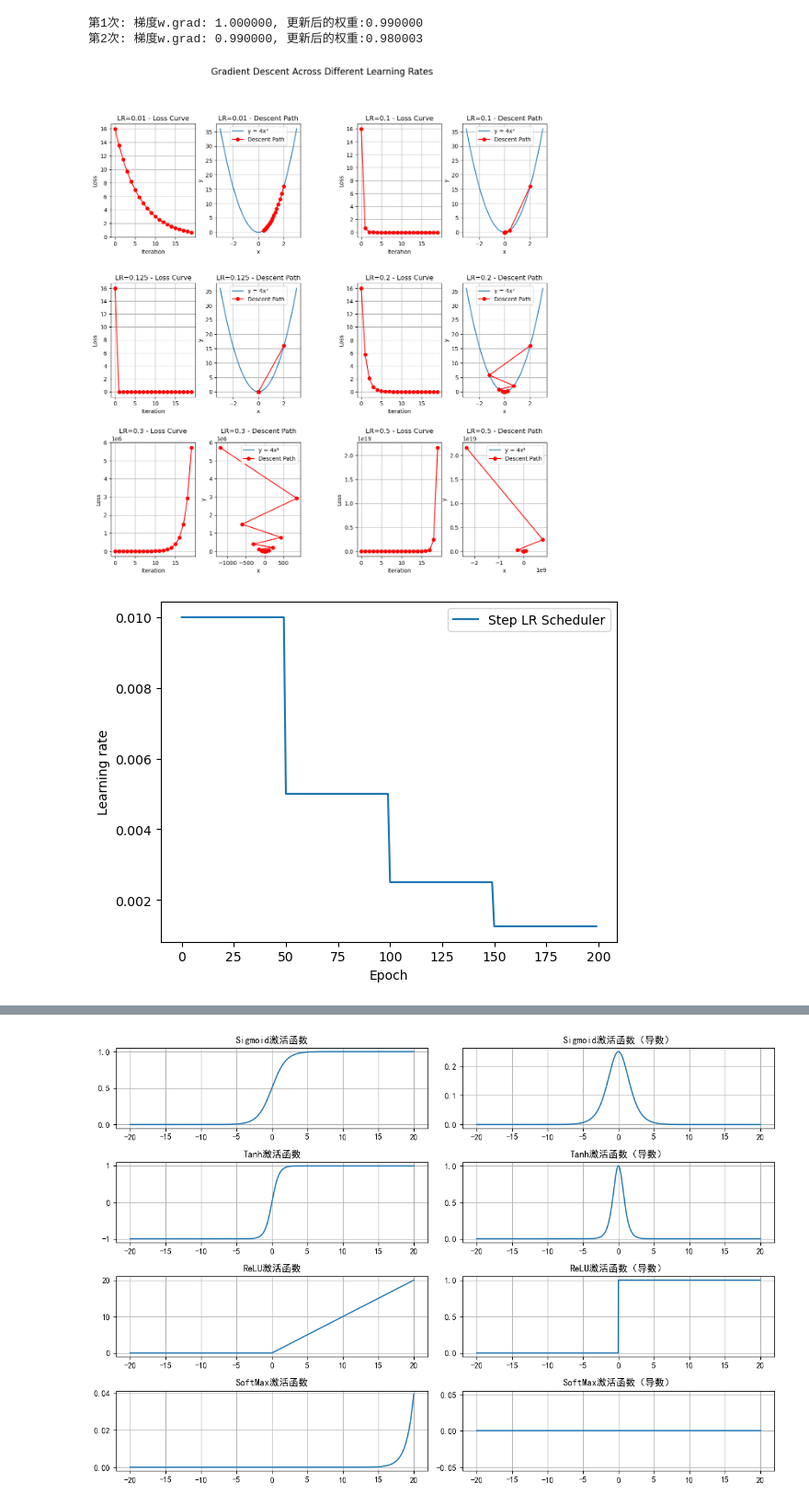
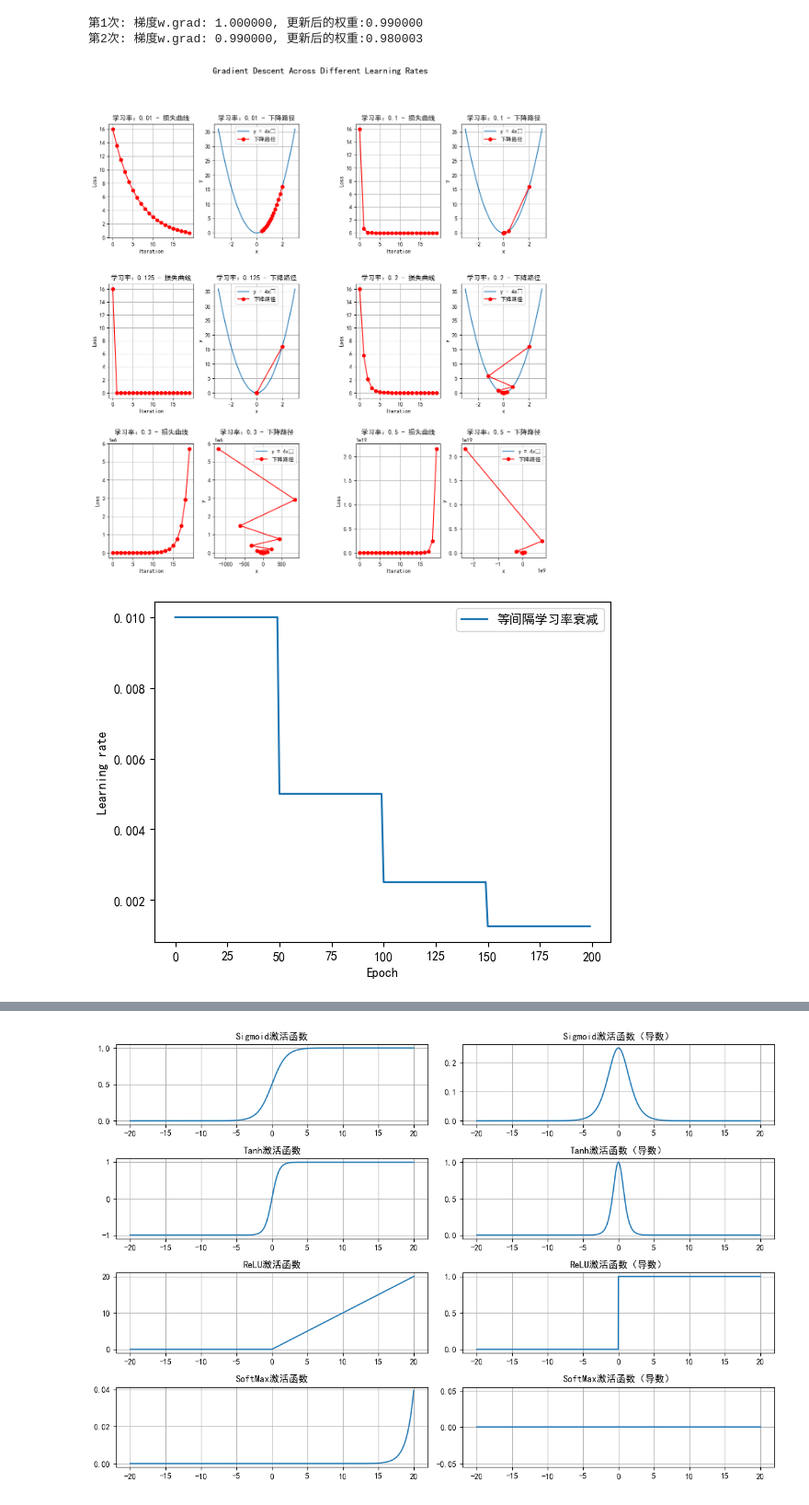
Before and after one commit to BrownSuagr/ai-lesson, a Jupyter notebook: STAGE-6 深度学习/3-神经网络基础.ipynb, the cells around one changed output, grey strips where cells are left out. Shown: that part at 92% size. Cells and saved outputs as stored; diff of their text form; code cells hidden in the pictures.

```diff
--- a/STAGE-6 深度学习/3-神经网络基础.ipynb
+++ b/STAGE-6 深度学习/3-神经网络基础.ipynb
@@ -660,7 +728,7 @@ def draw_gradient():
         # 左图：损失函数下降曲线
         ax1 = fig.add_subplot(inner_grid[0])
         ax1.plot(iter_rec, loss_rec, '-ro')
-        ax1.set_title(f"LR={lr} - Loss Curve")
+        ax1.set_title(f"学习率：{lr} - 损失曲线")
         ax1.set_xlabel("Iteration")
         ax1.set_ylabel("Loss")
         ax1.grid()
@@ -671,8 +739,8 @@ def draw_gradient():
         y_t = construct_fun(x_t)
         ax2.plot(x_t.numpy(), y_t.numpy(), label="y = 4x²")
         y_rec = [construct_fun(torch.tensor(i)).item() for i in x_rec]
-        ax2.plot(x_rec, y_rec, '-ro', label="Descent Path")
-        ax2.set_title(f"LR={lr} - Descent Path")
+        ax2.plot(x_rec, y_rec, '-ro', label="下降路径")
+        ax2.set_title(f"学习率：{lr} - 下降路径")
         ax2.set_xlabel("x")
         ax2.set_ylabel("y")
         ax2.legend()
@@ -683,7 +751,7 @@ def draw_gradient():
 
 draw_gradient()
 # %% [output]
-[figure, old version]
+[figure, new version]
 # %%
 import torch
 import torch.nn as nn
@@ -717,35 +785,35 @@ def step_LR():
     '''
     scheduler_lr = optim.lr_scheduler.StepLR(optimizer, step_size=50, gamma=0.5)
 
     # 获取学习率的值和当前epoch
     lr_list, epoch_list = [], []
     for epoch in range(max_epoch):
         # 获取当前学习率
         lr_list.append(scheduler_lr.get_last_lr())
         # 获取当前epoch
         epoch_list.append(epoch)
         for i in range(iteration):
             # 获取损失值
             loss = (w*x - y_true)** 2
             # 梯度归零
             optimizer.zero_grad()
             # 反向传播
             loss.backward()
             optimizer.step()
 
          # 更新下一个epoch学习
         scheduler_lr.step()
 
     # 5.绘制学习率变化的曲线
-    plt.plot(epoch_list, lr_list, label="Step LR Scheduler")
+    plt.plot(epoch_list, lr_list, label="等间隔学习率衰减")
     plt.xlabel("Epoch")
     plt.ylabel("Learning rate")
     plt.legend()
     plt.show()
 
 step_LR()
 # %% [output]
-[figure, old version]
+[figure, new version]
 # %%
 import torch
 import torch.nn as nn
```
Also changed, not shown: parts of 12 cells of this notebook, 4 other files.
